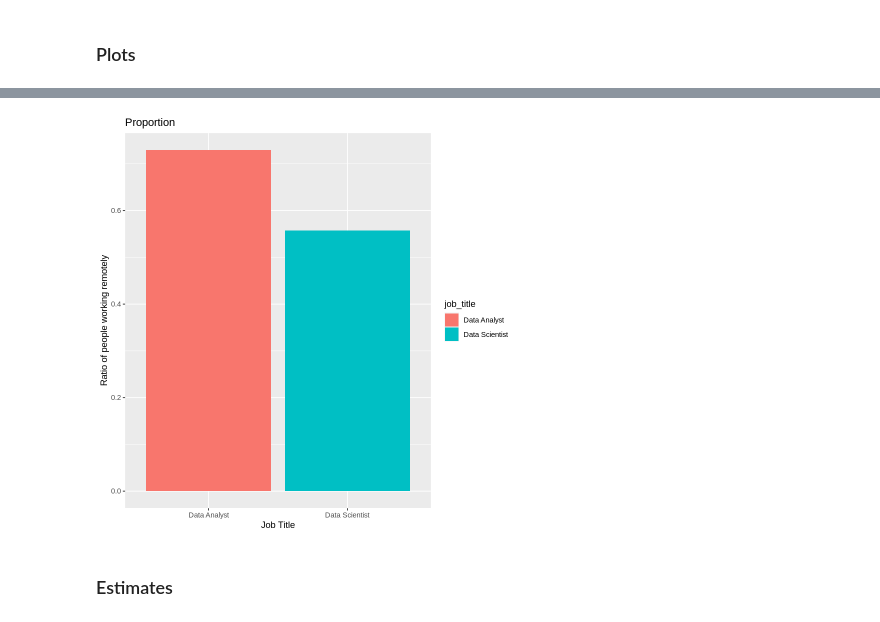
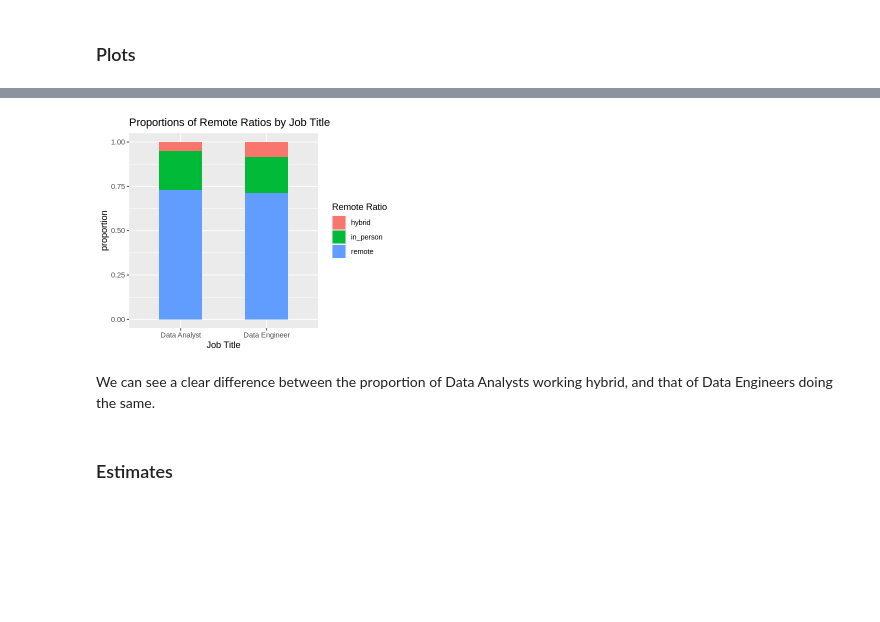
Before and after one commit to AmyChen354/stat-201-project, a Jupyter notebook: proposal.ipynb, the cells around one changed output, grey strips where cells are left out. Saved outputs shown, nothing was run; the diff lists cells and outputs as text; code cells hidden in the pictures; blank space fills up the shorter version.

```diff
--- a/proposal.ipynb
+++ b/proposal.ipynb
@@ -33,11 +31,12 @@ library(repr)
 library(digest)
 library(infer)
 library(gridExtra)
+library(scales)
 
 # reading the data
-salaries_data <- read.csv("https://raw.githubusercontent.com/ryanarnouk/stat-201-project/main/ds_salaries.csv") %>%
-     select(!X)
+salaries <- read.csv("https://raw.githubusercontent.com/ryanarnouk/stat-201-project/main/ds_salaries.csv") %>%
+     select(!X) # index column
 
 # preview the data
-head(salaries_data)
+head(salaries)
 # %% [output]
@@ -74,10 +58,10 @@
 # %%
-salaries <- salaries_data %>%
-    filter(employment_type == "FT", job_title %in% c("Data Analyst", "Data Scientist")) %>%
+anlst_engr <- salaries %>%
+    filter(employment_type == "FT", job_title %in% c("Data Engineer", "Data Analyst")) %>%
     select(job_title, remote_ratio, salary_in_usd) %>%
     mutate(remote_ratio = recode(remote_ratio, `0` = "in_person", `50` = "hybrid", `100` = "remote"))
 
-head(salaries)
+head(anlst_engr)
 # %% [output]
 A data.frame: 6 × 3
 |  | job_title | remote_ratio | salary_in_usd |
@@ -131,12 +109,17 @@ salaries_dist
 # %%
-prop_remote_boxplot <-
-    prop_remote %>%
-    ggplot() +
-    geom_col(aes(x = job_title, y = prop_remote, fill = job_title)) +
-    labs(x = "Job Title", y = "Ratio of people working remotely", title = "Proportion")
+options(repr.plot.width = 5, repr.plot.height = 4)
 
-prop_remote_boxplot
+remote_dist <- anlst_engr %>%
+    ggplot(aes(x = job_title, fill = remote_ratio)) +
+    geom_bar(position = "fill", width = 0.5) +
+    labs(x = "Job Title", y = "proportion",
+         title = "Proportions of Remote Ratios by Job Title",
+         fill = "Remote Ratio")
+
+remote_dist
 # %% [output]
-[figure, old version]
+[figure, new version]
+# %% [markdown]
+We can see a clear difference between the proportion of Data Analysts working hybrid, and that of Data Engineers doing the same.
 # %% [markdown]
 ### Estimates
```
Also changed, not shown: parts of 13 cells of this notebook.
